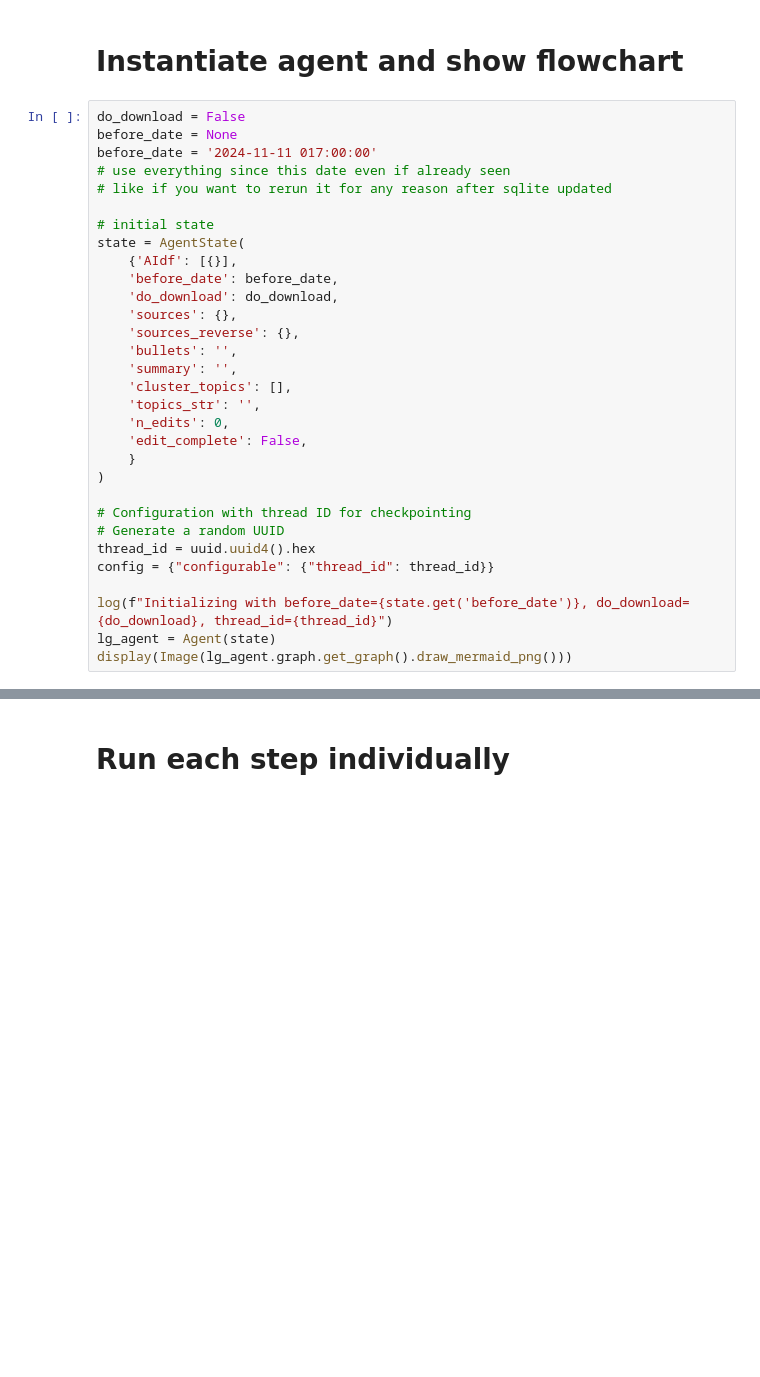
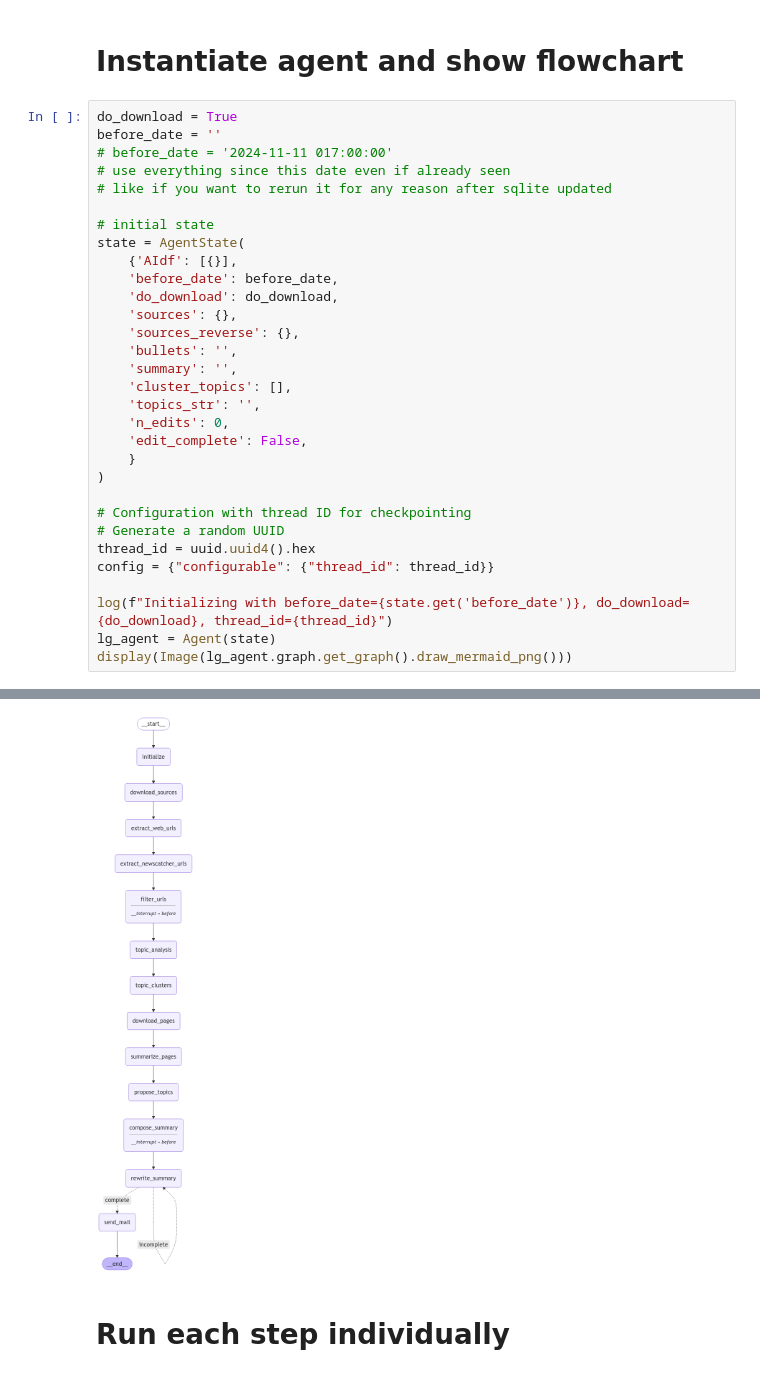
Before and after one commit to druce/AInewsbot, a Jupyter notebook: AInewsbot_langgraph.ipynb, the cells around one changed output, grey strips where cells are left out. Saved outputs shown, nothing was run; the diff lists cells and outputs as text; blank space fills up the shorter version.

```diff
--- a/AInewsbot_langgraph.ipynb
+++ b/AInewsbot_langgraph.ipynb
@@ -1476,9 +1481,9 @@ class Agent:
 # %% [markdown]
 # Instantiate agent and show flowchart
 # %%
-do_download = False
-before_date = None
-before_date = '2024-11-11 017:00:00'
+do_download = True
+before_date = ''
+# before_date = '2024-11-11 017:00:00'
 # use everything since this date even if already seen
 # like if you want to rerun it for any reason after sqlite updated
 
@@ -1506,3 +1511,4 @@ config = {"configurable": {"thread_id": thread_id}}
 log(f"Initializing with before_date={state.get('before_date')}, do_download={do_download}, thread_id={thread_id}")
 lg_agent = Agent(state)
 display(Image(lg_agent.graph.get_graph().draw_mermaid_png()))
+# %% [output]
@@ -1509,3 +1516,4 @@ display(Image(lg_agent.graph.get_graph().draw_mermaid_png()))
+[figure, added]
 # %% [markdown]
 # Run each step individually
 # %%
```
Also changed, not shown: parts of 64 cells of this notebook, 7 other files.
